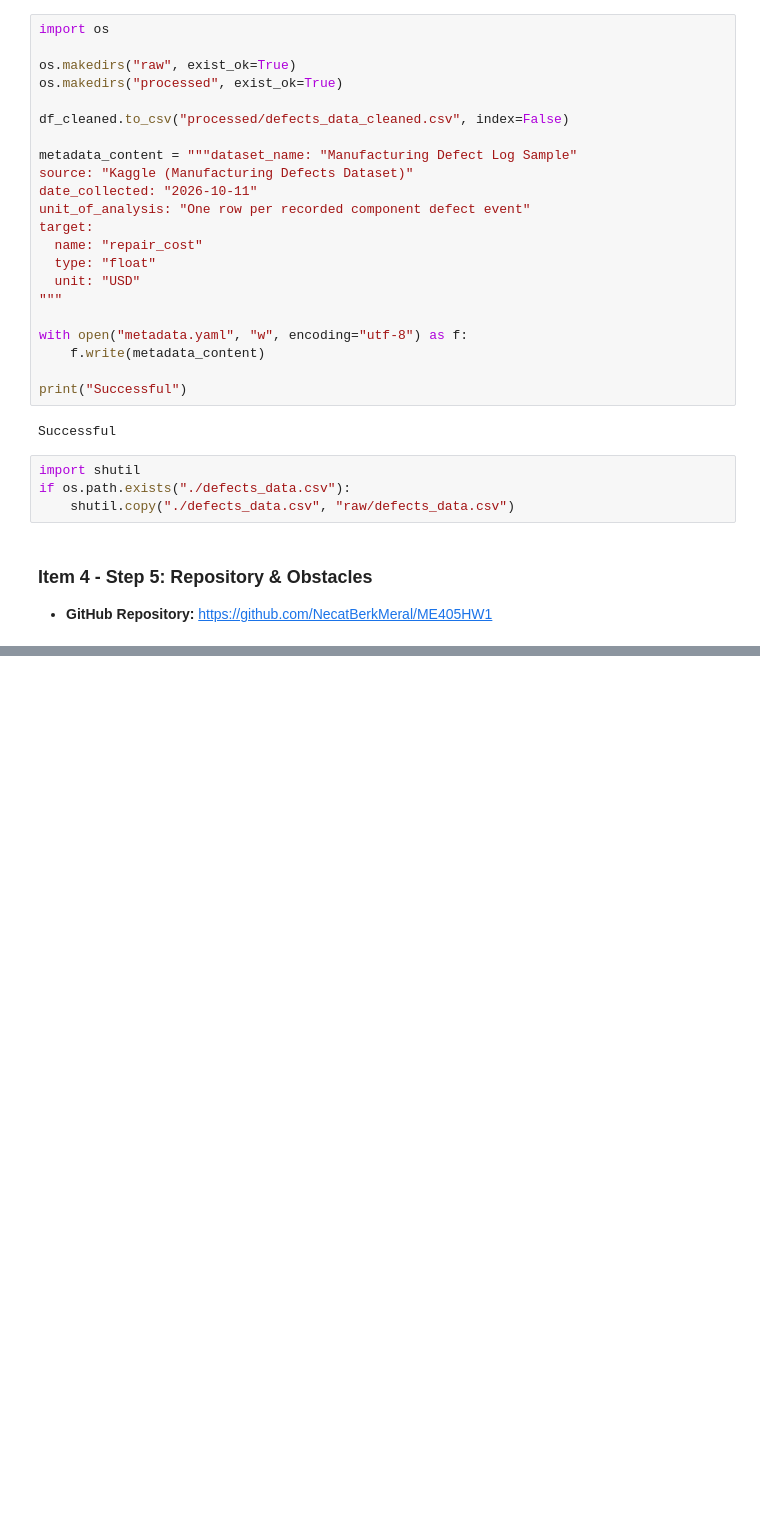
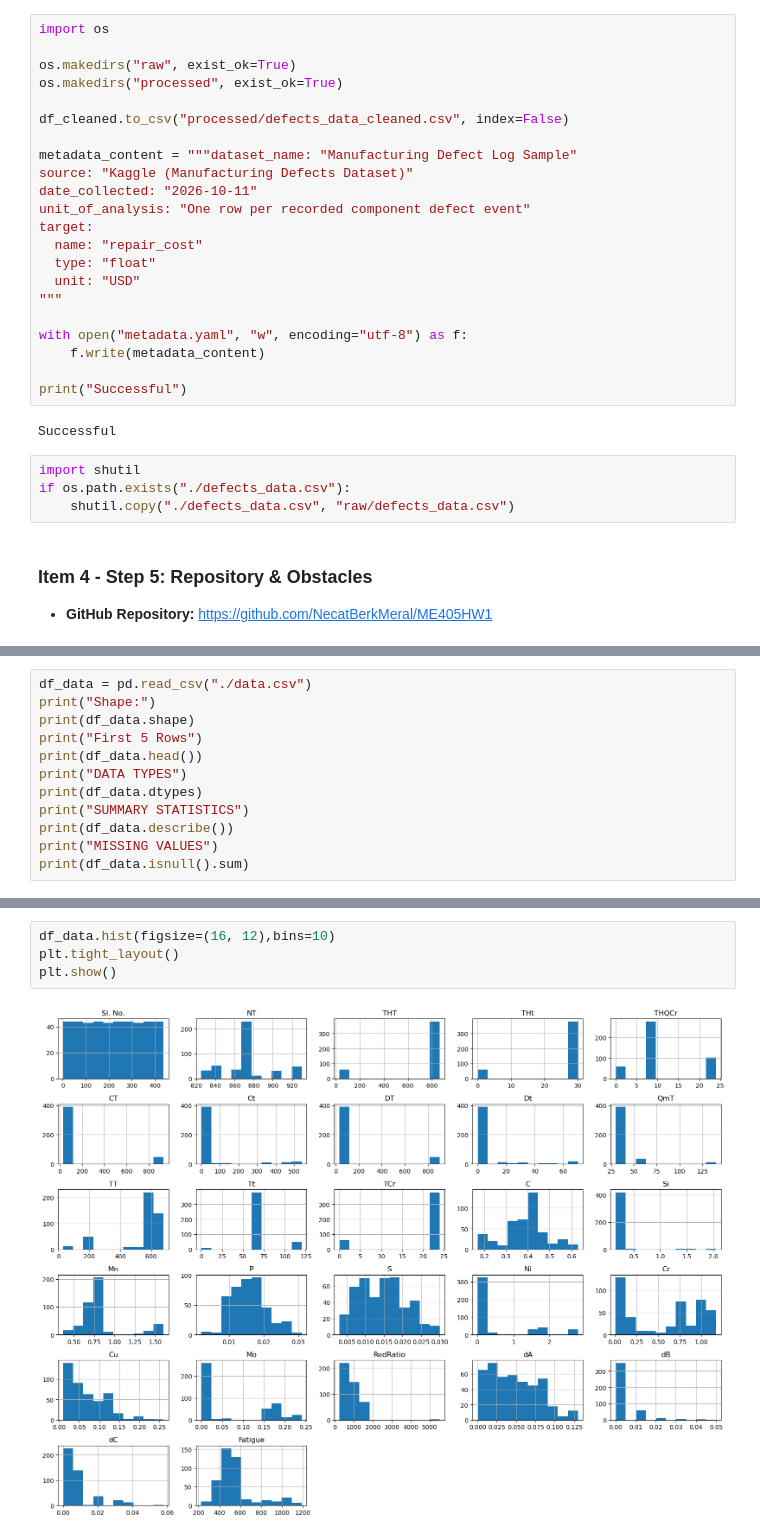
Before and after one commit to NecatBerkMeral/ME405HW1, a Jupyter notebook: ME405 HW1.ipynb, the cells around one changed output, grey strips where cells are left out. Saved outputs shown, nothing was run; the diff lists cells and outputs as text; blank space fills up the shorter version.

Commit message:
Complete Item 5 data exploration and descriptor screening

```diff
--- a/ME405 HW1.ipynb
+++ b/ME405 HW1.ipynb
@@ -347,0 +330,12 @@ ce34e29 Add raw, processed data and metadata
+# %%
+df_data = pd.read_csv("./data.csv")
+print("Shape:")
+print(df_data.shape)
+print("First 5 Rows")
+print(df_data.head())
+print("DATA TYPES")
+print(df_data.dtypes)
+print("SUMMARY STATISTICS")
+print(df_data.describe())
+print("MISSING VALUES")
+print(df_data.isnull().sum)
@@ -347,0 +360,6 @@ ce34e29 Add raw, processed data and metadata
+# %%
+df_data.hist(figsize=(16, 12),bins=10)
+plt.tight_layout()
+plt.show()
+# %% [output]
+[figure, added]
```
Also changed, not shown: parts of 8 cells of this notebook.
